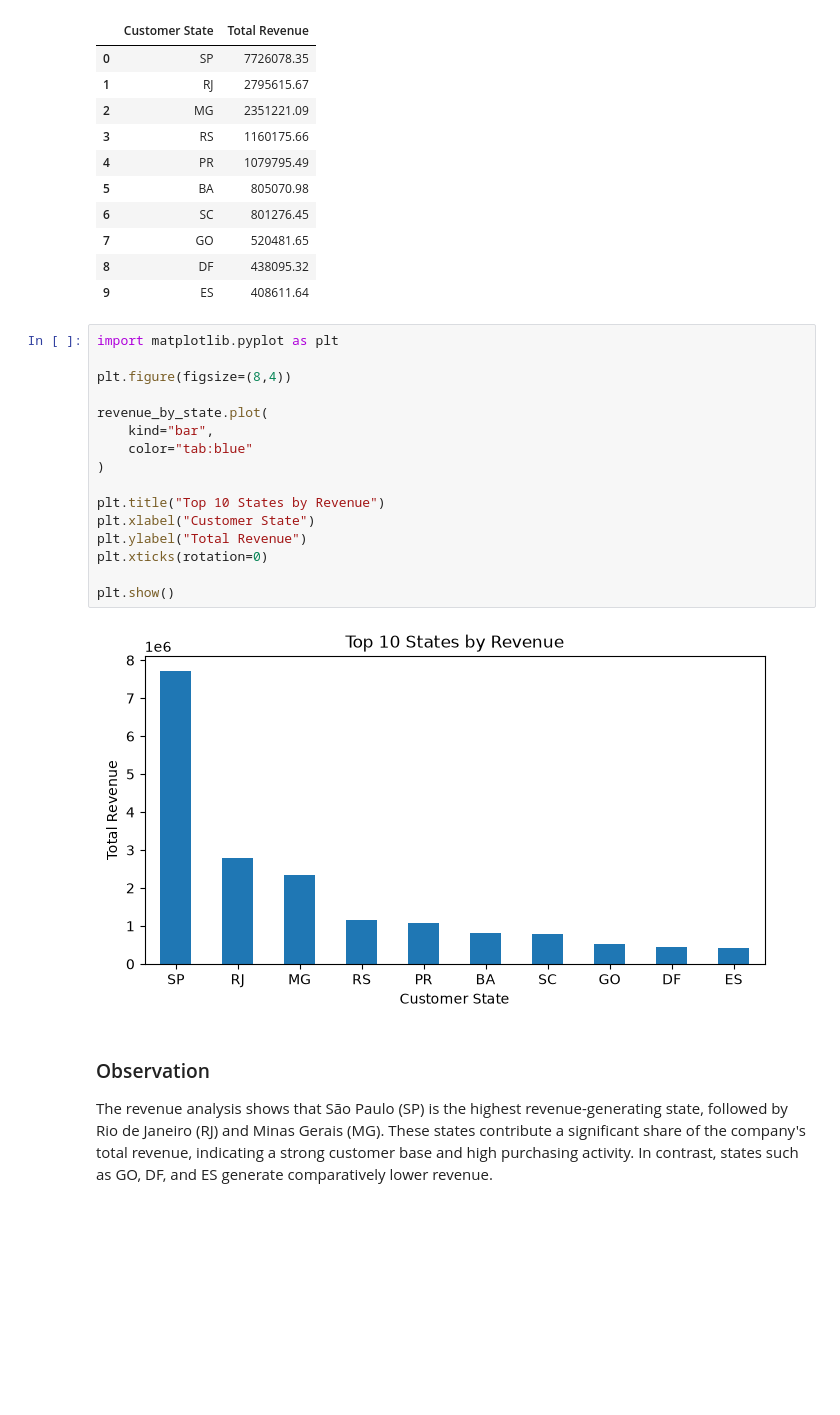
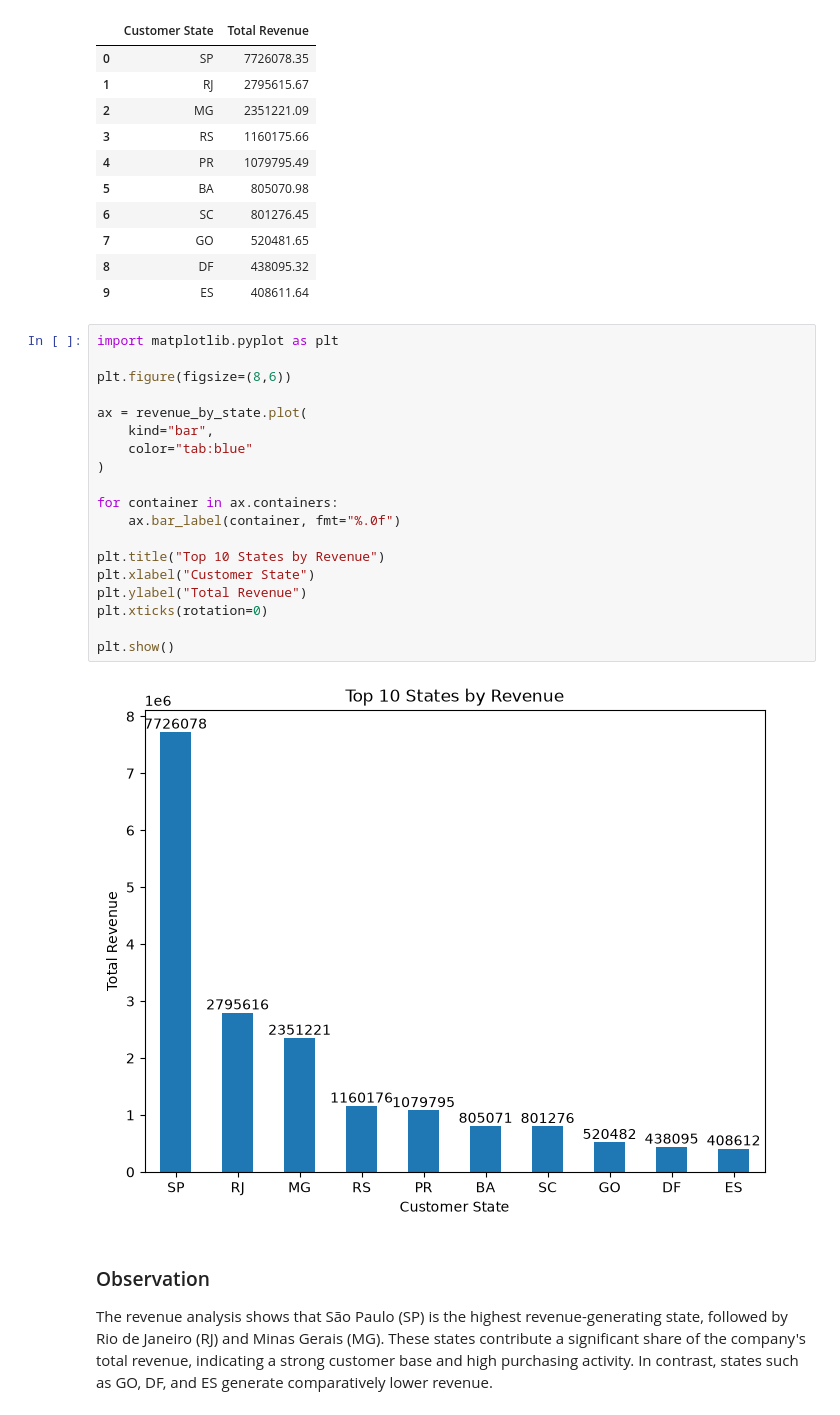
Before and after one commit to Saran-t00/Ecommerce-Investigative-Data-Analysis, a Jupyter notebook: 01_Business_Understanding.ipynb, the cells around one changed output. Saved outputs shown, nothing was run; the diff lists cells and outputs as text; blank space fills up the shorter version.

```diff
--- a/01_Business_Understanding.ipynb
+++ b/01_Business_Understanding.ipynb
@@ -638,24 +644,27 @@ revenue_by_state.rename("Total Revenue").reset_index().rename(
 | 7 | GO | 520481.65 |
 | 8 | DF | 438095.32 |
 | 9 | ES | 408611.64 |
-# %%
-import matplotlib.pyplot as plt
-
-plt.figure(figsize=(8,4))
-
-revenue_by_state.plot(
-    kind="bar",
-    color="tab:blue"
-)
-
-plt.title("Top 10 States by Revenue")
-plt.xlabel("Customer State")
-plt.ylabel("Total Revenue")
-plt.xticks(rotation=0)
-
-plt.show()
-# %% [output]
-[figure, removed]
+# %%
+import matplotlib.pyplot as plt
+
+plt.figure(figsize=(8,6))
+
+ax = revenue_by_state.plot(
+    kind="bar",
+    color="tab:blue"
+)
+
+for container in ax.containers:
+    ax.bar_label(container, fmt="%.0f")
+
+plt.title("Top 10 States by Revenue")
+plt.xlabel("Customer State")
+plt.ylabel("Total Revenue")
+plt.xticks(rotation=0)
+
+plt.show()
+# %% [output]
+[figure, added]
 # %% [markdown]
 ### Observation
 The revenue analysis shows that São Paulo (SP) is the highest revenue-generating state, followed by Rio de Janeiro (RJ) and Minas Gerais (MG). These states contribute a significant share of the company's total revenue, indicating a strong customer base and high purchasing activity. In contrast, states such as GO, DF, and ES generate comparatively lower revenue.
```
Also changed, not shown: parts of 13 cells of this notebook.
